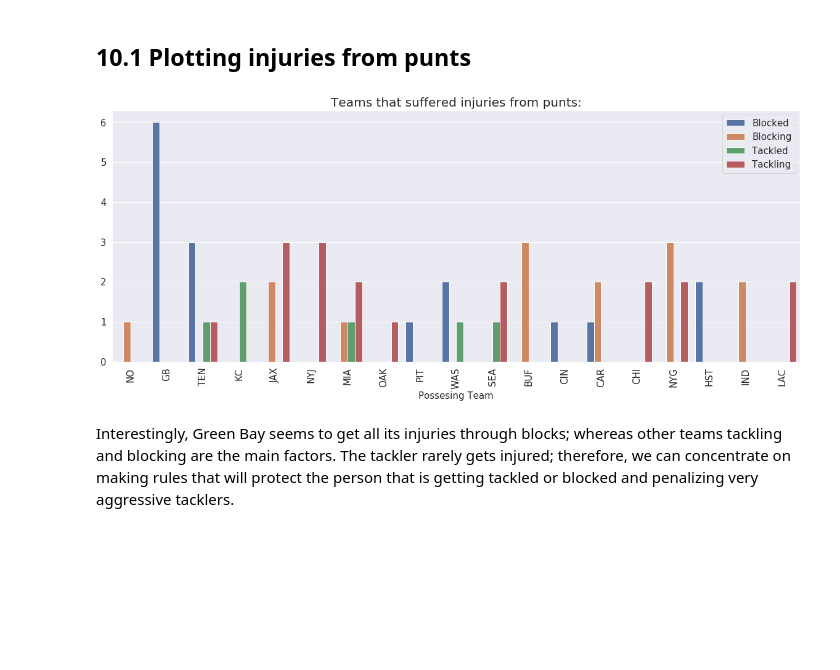
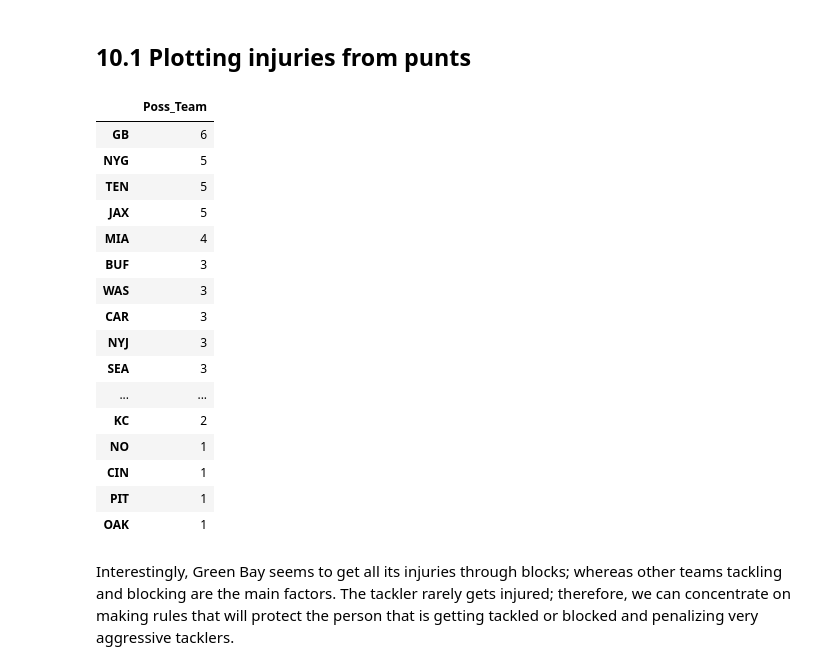
Before and after one commit to CJL89/NFL-Punt-Analysis, a Jupyter notebook: NFL_Punt_Analysis.ipynb, the cells around one changed output. Drawn from its saved outputs; the diff is of its cells as text; code cells hidden in the pictures; blank space fills up the shorter version.

```diff
--- a/NFL_Punt_Analysis.ipynb
+++ b/NFL_Punt_Analysis.ipynb
@@ -764,20 +766,48 @@ player_data.head()
 | 4 | 2017 | 585 | 733 | 30384 | PRW | 53 | OLB | Reg | 12/03/2017 | 13 | ... |
 # %% [markdown]
 ## <a id='player_data_plotting_injuries'><b>10.1 Plotting injuries from punts</b></a>
+# %%
+possesing_team = pd.DataFrame(player_data['Poss_Team'].value_counts())
+# %% [output]
+|  | Poss_Team |
+| GB | 6 |
+| NYG | 5 |
+| TEN | 5 |
+| JAX | 5 |
+| MIA | 4 |
+| BUF | 3 |
+| WAS | 3 |
+| CAR | 3 |
+| NYJ | 3 |
+| SEA | 3 |
+| ... | ... |
+| KC | 2 |
+| NO | 1 |
+| CIN | 1 |
+| PIT | 1 |
+| OAK | 1 |
 # %%
-plt.figure(figsize=(20, 7.5))
+plt.figure(figsize=(20, 12.5))
 
-_ = sns.countplot(player_data['Poss_Team'], hue=player_data['Player_Activity_Derived'])
+plt.subplot(1, 2, 1)
+_ = sns.countplot(y=player_data['Poss_Team'])
 plt.title('Teams that suffered injuries from punts:', fontsize=20)
-plt.xticks(rotation=90, fontsize=15)
+plt.xticks(fontsize=15)
 plt.yticks(fontsize=15)
-plt.xlabel('Possesing Team', fontsize=15)
-plt.ylabel('')
+plt.xlabel('', fontsize=15)
+plt.ylabel('Possesing Team', fontsize=15)
+
+plt.subplot(1, 2, 2)
+_ = sns.countplot(y=player_data['Player_Activity_Derived'], hue=player_data['Poss_Team'])
+plt.title('Activity when suffering injuries from punts:', fontsize=20)
+plt.xticks(fontsize=15)
+plt.yticks(fontsize=15)
+plt.xlabel('', fontsize=15)
+plt.ylabel('Player Activity Derived', fontsize=15)
 plt.legend(fontsize=15)
 
+plt.tight_layout()
 plt.show()
-# %% [output]
-[figure, removed]
 # %% [markdown]
 Interestingly, Green Bay seems to get all its injuries through blocks; whereas other teams tackling and blocking are the main factors. The tackler rarely gets injured; therefore, we can concentrate on making rules that will protect the person that is getting tackled or blocked and penalizing very aggressive tacklers.
 # %% [markdown]
```
Also changed, not shown: parts of 10 cells of this notebook.
